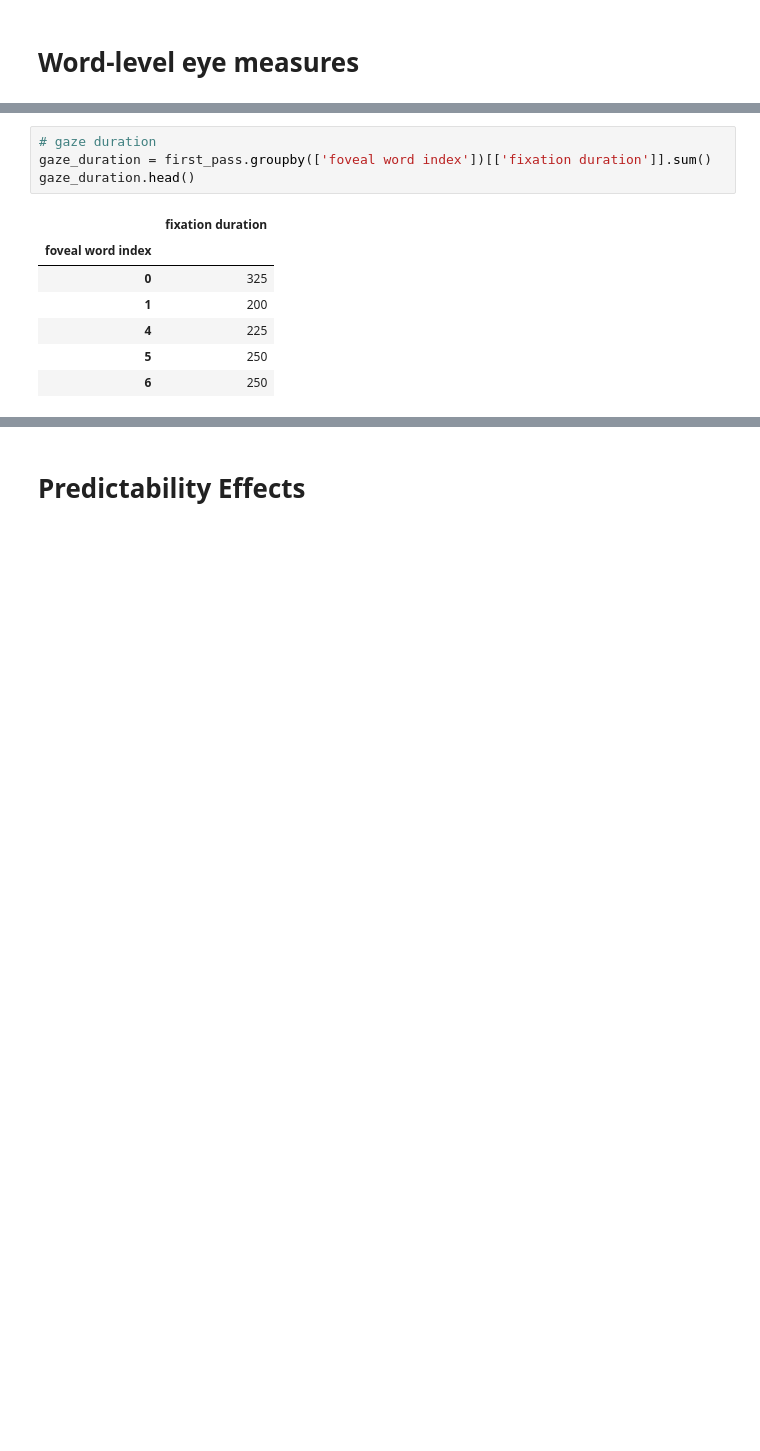
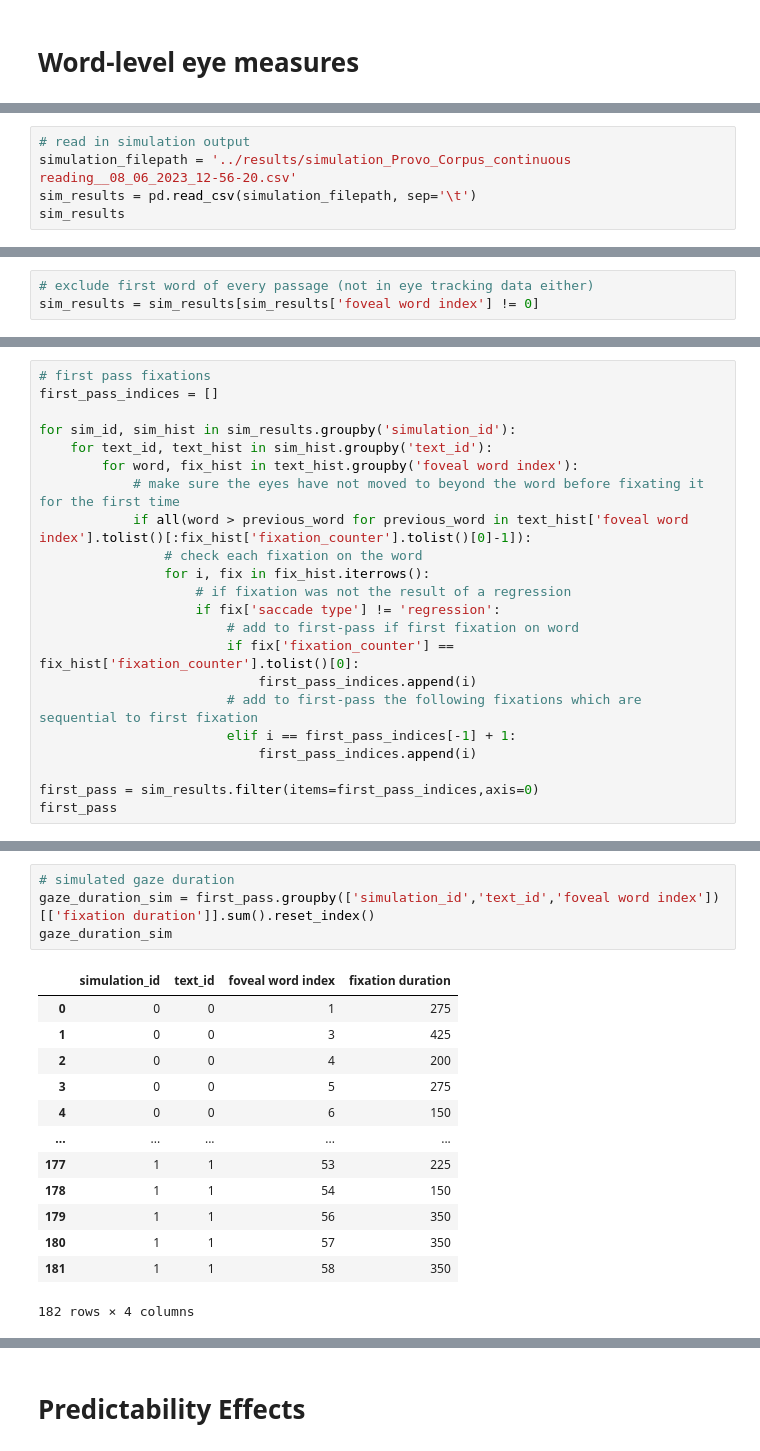
Before and after one commit to dritlopes/OB1-reader-model, a Jupyter notebook: src/evaluation.ipynb, the cells around one changed output, grey strips where cells are left out. Cells and saved outputs as stored; diff of their text form; blank space fills up the shorter version.

```diff
--- a/src/evaluation.ipynb
+++ b/src/evaluation.ipynb
@@ -267,0 +227,5 @@ first_pass = sim_results.filter(items=first_pass_indices,axis=0)
+# %%
+# read in simulation output
+simulation_filepath = '../results/simulation_Provo_Corpus_continuous reading__08_06_2023_12-56-20.csv'
+sim_results = pd.read_csv(simulation_filepath, sep='\t')
+sim_results
@@ -267,0 +246,3 @@ first_pass = sim_results.filter(items=first_pass_indices,axis=0)
+# %%
+# exclude first word of every passage (not in eye tracking data either)
+sim_results = sim_results[sim_results['foveal word index'] != 0]
@@ -267,0 +276,22 @@ first_pass = sim_results.filter(items=first_pass_indices,axis=0)
+# %%
+# first pass fixations
+first_pass_indices = []
+
+for sim_id, sim_hist in sim_results.groupby('simulation_id'):
+    for text_id, text_hist in sim_hist.groupby('text_id'):
+        for word, fix_hist in text_hist.groupby('foveal word index'):
+            # make sure the eyes have not moved to beyond the word before fixating it for the first time
+            if all(word > previous_word for previous_word in text_hist['foveal word index'].tolist()[:fix_hist['fixation_counter'].tolist()[0]-1]):
+                # check each fixation on the word
+                for i, fix in fix_hist.iterrows():
+                    # if fixation was not the result of a regression
+                    if fix['saccade type'] != 'regression':
+                        # add to first-pass if first fixation on word
+                        if fix['fixation_counter'] == fix_hist['fixation_counter'].tolist()[0]:
+                            first_pass_indices.append(i)
+                        # add to first-pass the following fixations which are sequential to first fixation
+                        elif i == first_pass_indices[-1] + 1:
+                            first_pass_indices.append(i)
+
+first_pass = sim_results.filter(items=first_pass_indices,axis=0)
+first_pass
@@ -283,12 +620,18 @@ first_fixation.head()
 # %%
-# gaze duration
-gaze_duration = first_pass.groupby(['foveal word index'])[['fixation duration']].sum()
-gaze_duration.head()
+# simulated gaze duration
+gaze_duration_sim = first_pass.groupby(['simulation_id','text_id','foveal word index'])[['fixation duration']].sum().reset_index()
+gaze_duration_sim
 # %% [output]
-|  | fixation duration |
-| foveal word index |  |
-| 0 | 325 |
-| 1 | 200 |
-| 4 | 225 |
-| 5 | 250 |
-| 6 | 250 |
+|  | simulation_id | text_id | foveal word index | fixation duration |
+| 0 | 0 | 0 | 1 | 275 |
+| 1 | 0 | 0 | 3 | 425 |
+| 2 | 0 | 0 | 4 | 200 |
+| 3 | 0 | 0 | 5 | 275 |
+| 4 | 0 | 0 | 6 | 150 |
+| ... | ... | ... | ... | ... |
+| 177 | 1 | 1 | 53 | 225 |
+| 178 | 1 | 1 | 54 | 150 |
+| 179 | 1 | 1 | 56 | 350 |
+| 180 | 1 | 1 | 57 | 350 |
+| 181 | 1 | 1 | 58 | 350 |
+182 rows × 4 columns
```
Also changed, not shown: parts of 45 cells of this notebook, 6 other files.
